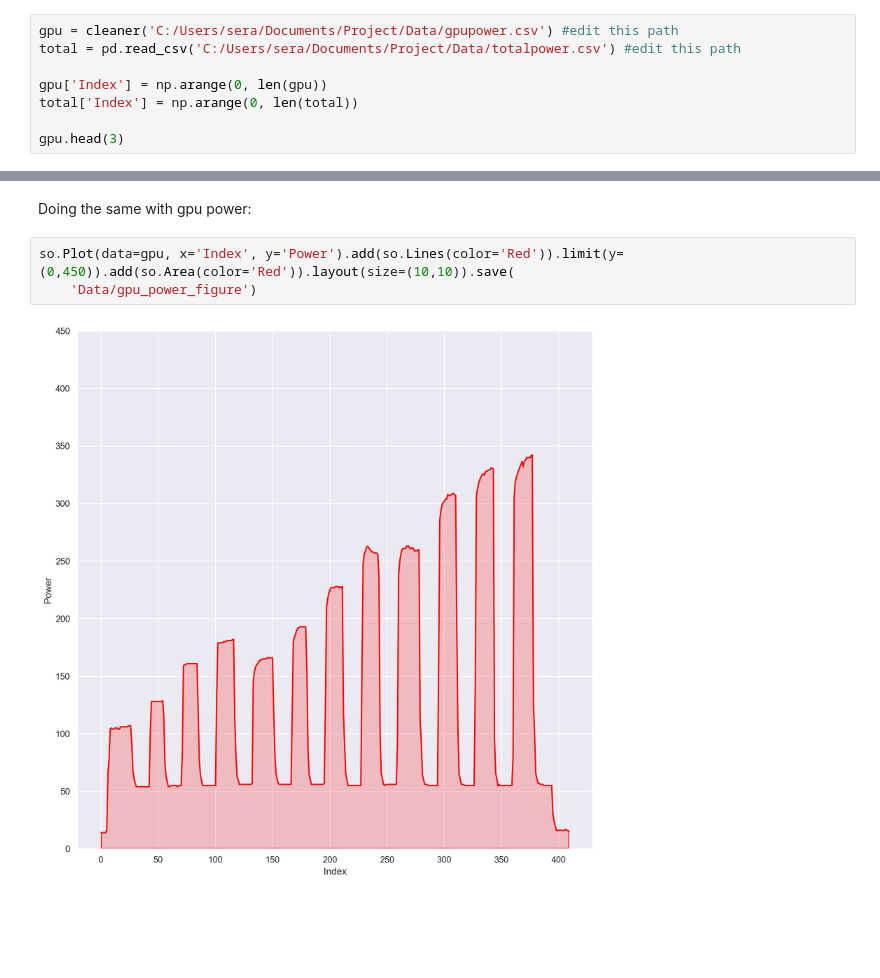
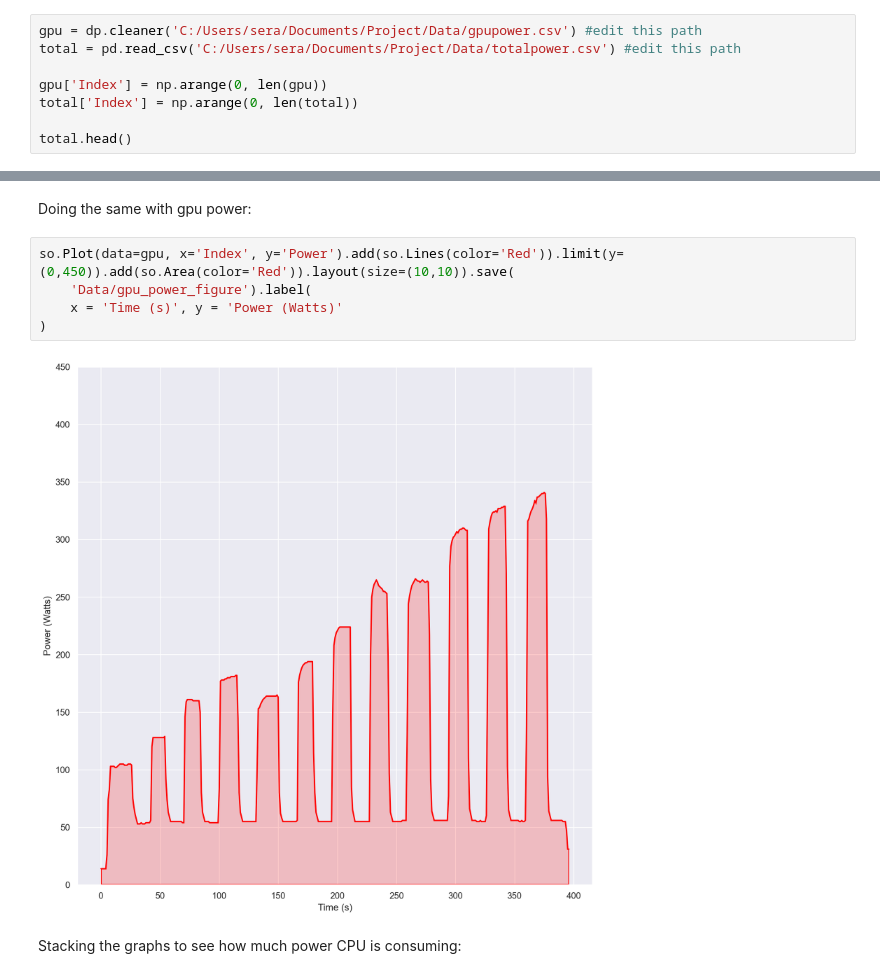
Before and after one commit to seranovic/semester1, a Jupyter notebook: Data Proccessing.ipynb, the cells around one changed output, grey strips where cells are left out. Cells and saved outputs as stored; diff of their text form; blank space fills up the shorter version.

Commit message:
Updated graphs with same scale data. Worked a bit further on another graph.

```diff
--- a/Data Proccessing.ipynb
+++ b/Data Proccessing.ipynb
@@ -13,11 +16,11 @@ from data_processor1 import cleaner
 
 Importing gpu power data as gpu and total power data as total.
 # %%
-gpu = cleaner('C:/Users/sera/Documents/Project/Data/gpupower.csv') #edit this path
+gpu = dp.cleaner('C:/Users/sera/Documents/Project/Data/gpupower.csv') #edit this path
 total = pd.read_csv('C:/Users/sera/Documents/Project/Data/totalpower.csv') #edit this path
 
 gpu['Index'] = np.arange(0, len(gpu))
 total['Index'] = np.arange(0, len(total))
 
-gpu.head(3)
+total.head()
 # %% [output]
@@ -36,6 +43,10 @@ so.Plot(data=total, x='Index', y='Watts').add(so.Lines(color='Red')).limit().add
 Doing the same with gpu power:
 # %%
 so.Plot(data=gpu, x='Index', y='Power').add(so.Lines(color='Red')).limit(y=(0,450)).add(so.Area(color='Red')).layout(size=(10,10)).save(
-    'Data/gpu_power_figure')
+    'Data/gpu_power_figure').label(
+    x = 'Time (s)', y = 'Power (Watts)'
+)
 # %% [output]
-[figure, old version]
+[figure, new version]
+# %% [markdown]
+Stacking the graphs to see how much power CPU is consuming:
```
Also changed, not shown: parts of 3 cells of this notebook, 2 other files.
